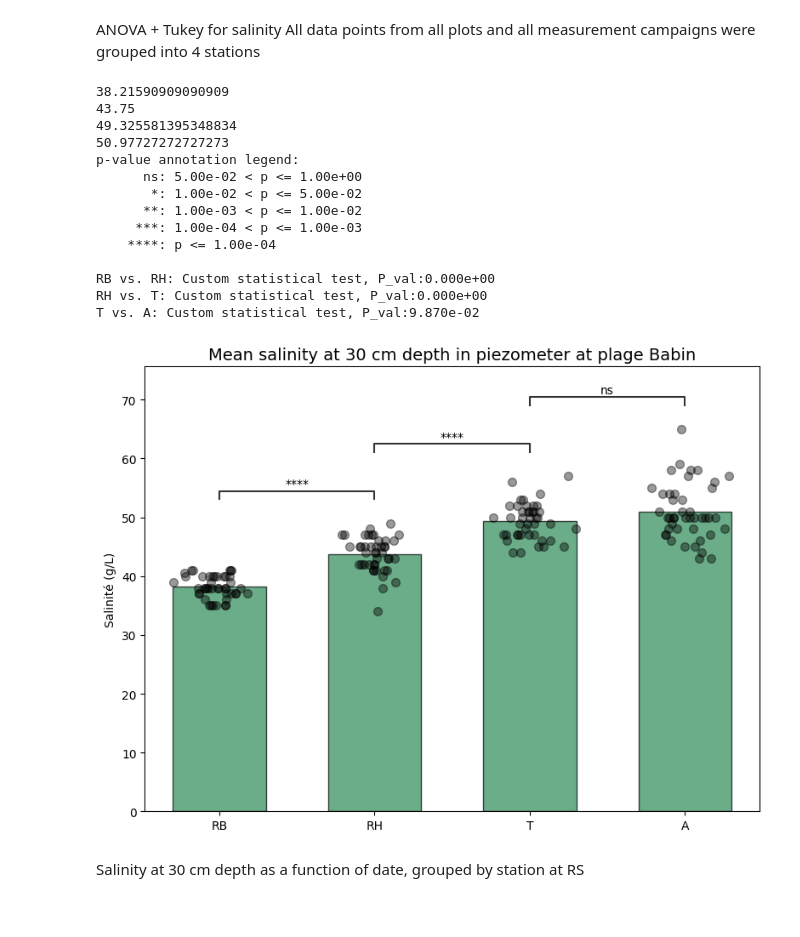
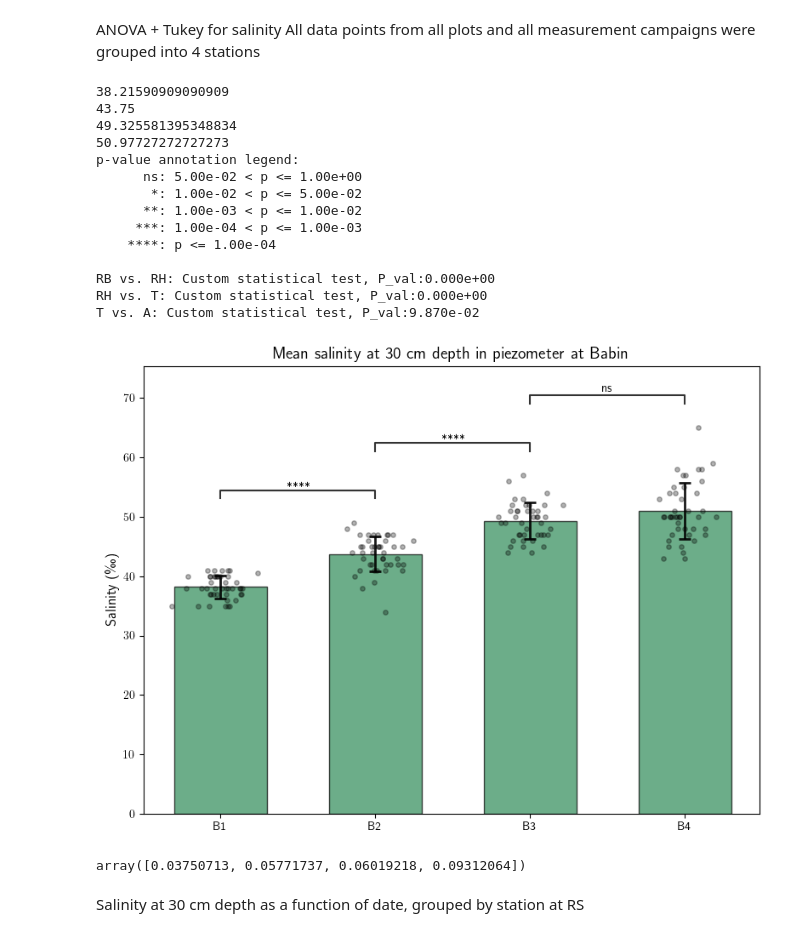
Before and after one commit to arthuserani/BleuAtlantiC_Physics, a Jupyter notebook: Field Data/FieldDataAnalysis.ipynb, the cells around one changed output. Cells and saved outputs as stored; diff of their text form; code cells hidden in the pictures.

```diff
--- a/Field Data/FieldDataAnalysis.ipynb
+++ b/Field Data/FieldDataAnalysis.ipynb
@@ -10,6 +10,7 @@ from statsmodels.stats.multicomp import pairwise_tukeyhsd
 from statannotations.Annotator import Annotator
 import statsmodels.api as sm
 from statsmodels.formula.api import ols
+plt.rcParams['text.usetex'] = True
 # %% [markdown]
 Import and clean data
 # %%
@@ -92,8 +135,6 @@ plt.savefig('Plot/Salinity_Babin.pdf', dpi=300, bbox_inches='tight')
 ANOVA + Tukey for salinity
 All data points from all plots and all measurement campaigns were grouped into 4 stations
 # %%
-
-# Préparer data avec la bonne colonne Station
 data = df_babin[["Salinité à -30cm piézo (g/L)", "Station"]].dropna()
 
 # ANOVA + Tukey
@@ -108,59 +149,66 @@ fig, ax = plt.subplots(figsize=(8, 6))
 
 bar_width = 0.6
 x_pos = range(len(stations_babin))
+std_devs = []
 
 for i, station in enumerate(stations_babin):
     station_mask = df_babin["Parcelle"].str.startswith(station)
     station_df = df_babin[station_mask]
     mean_depth = station_df["Salinité à -30cm piézo (g/L)"].mean()
+    std_depth = station_df["Salinité à -30cm piézo (g/L)"].std()  # Calcul de l'écart type
+    std_devs.append(std_depth)
     ax.bar(x_pos[i], mean_depth, width=bar_width, color='seagreen', alpha=0.7, edgecolor='black')
     print(mean_depth)
     jitter = np.random.normal(loc=0, scale=0.1, size=len(station_df))
-    ax.scatter(x_pos[i] + jitter, station_df["Salinité à -30cm piézo (g/L)"], color='black', alpha=0.4, s=50)
+    ax.scatter(x_pos[i] + jitter, station_df["Salinité à -30cm piézo (g/L)"], color='black', alpha=0.3, s=15)
 
 ax.set_xticks(x_pos)
-ax.set_xticklabels(stations_babin)
-ax.set_ylabel("Salinité (g/L)")
-ax.set_title("Mean salinity at 30 cm depth in piezometer at plage Babin", fontsize=14)
+ax.set_xticklabels(stations_babin_plot)
+ax.set_ylabel(r"Salinity (\textperthousand)", fontsize=12)
+ax.set_title("Mean salinity at 30 cm depth in piezometer at Babin", fontsize=14)
+ax.errorbar(x_pos, [df_babin[df_babin["Station"] == station]["Salinité à -30cm piézo (g/L)"].mean() for station in stations_babin],
+            yerr=std_devs,
+            fmt='none',  # Pas de ligne entre les points
+            capsize=5,   # Taille des barres horizontales
+            color='k',
+            alpha=0.9,linewidth=2,capthick=2)
 
 # --- Statannotations ---
-# Comparaisons voulues
 comparisons = [("RB", "RH"), ("RH", "T"), ("T", "A")]
 
 annotator = Annotator(ax, comparisons, data=data, x="Station", y="Salinité à -30cm piézo (g/L)")
 annotator.configure(test=None, text_format='star')  # Pas de test automatique
 
-# On injecte les p-values du test Tukey dans l'annotator
 pvalues = []
 for pair in comparisons:
-    # Tukey retourne les p-values par paire dans tukey.summary()
-    # tukey._results_table.data est une liste de listes : [['group1', 'group2', 'meandiff', 'p-adj', 'lower', 'upper', 'reject'], ...]
     for row in tukey._results_table.data[1:]:
         if (row[0], row[1]) == pair or (row[1], row[0]) == pair:
             pvalues.append(float(row[3]))
             break
 
 annotator.set_pvalues(pvalues)
 annotator.annotate()
 # plt.savefig("Plot/salinite_anova_tukey.pdf", dpi=300, bbox_inches='tight')
 plt.tight_layout()
 plt.savefig('Plot/Mean_Salinity_Babin.pdf', dpi=300, bbox_inches='tight')
 plt.show()
+std_devs/mean_depth
 # %% [output]
 38.21590909090909
 43.75
 49.325581395348834
 50.97727272727273
 p-value annotation legend:
       ns: 5.00e-02 < p <= 1.00e+00
        *: 1.00e-02 < p <= 5.00e-02
       **: 1.00e-03 < p <= 1.00e-02
      ***: 1.00e-04 < p <= 1.00e-03
     ****: p <= 1.00e-04
 
 RB vs. RH: Custom statistical test, P_val:0.000e+00
 RH vs. T: Custom statistical test, P_val:0.000e+00
 T vs. A: Custom statistical test, P_val:9.870e-02
-[figure, old version]
+[figure, new version]
+array([0.03750713, 0.05771737, 0.06019218, 0.09312064])
 # %% [markdown]
 Salinity at 30 cm depth as a function of date, grouped by station at RS
```
Also changed, not shown: parts of 50 cells of this notebook, 27 other files.
